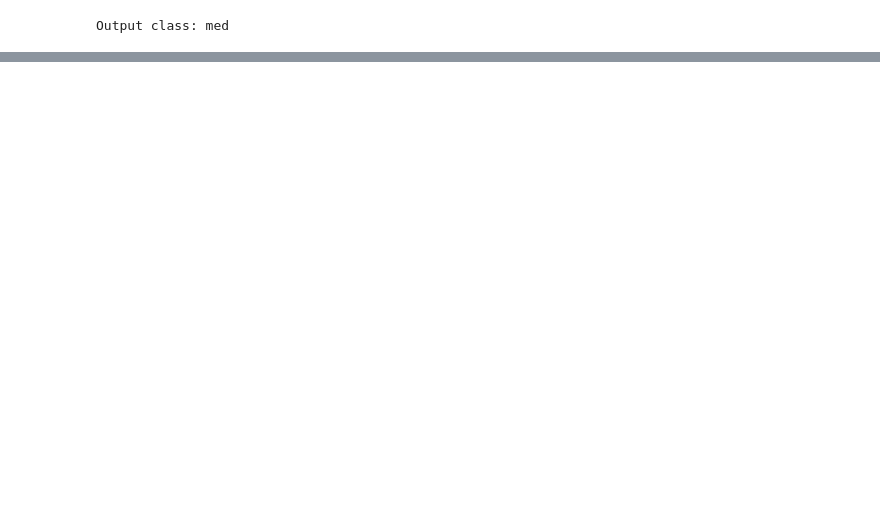
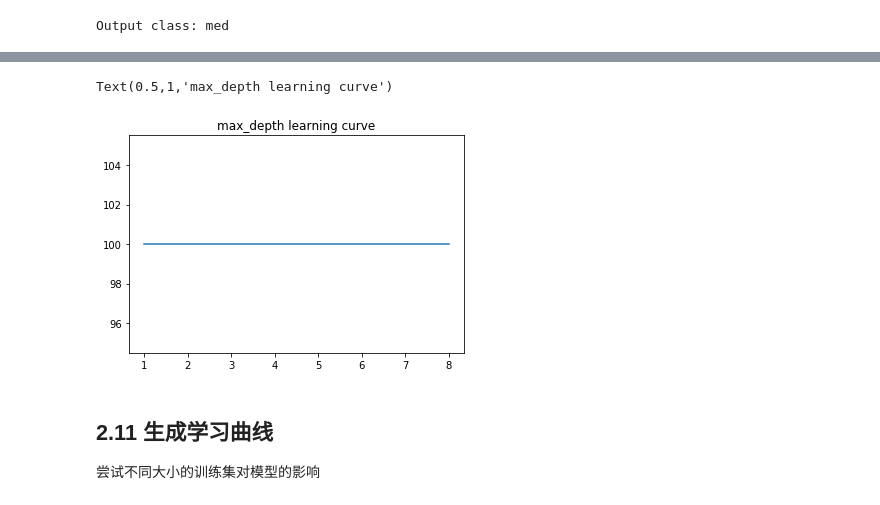
Before and after one commit to Alexzsh/dlpaper-code, a Jupyter notebook: mlcode/python 机器学习经典实例/Chapter02/第二章 创建分类器.ipynb, the cells around one changed output, grey strips where cells are left out. Drawn from its saved outputs; the diff is of its cells as text; code cells hidden in the pictures; blank space fills up the shorter version.

```diff
--- a/mlcode/python 机器学习经典实例/Chapter02/第二章 创建分类器.ipynb
+++ b/mlcode/python 机器学习经典实例/Chapter02/第二章 创建分类器.ipynb
@@ -246,0 +278,7 @@ array([3])
+# %%
+classify=RandomForestClassifier(n_estimators=20,random_state=7)
+parameter_grid=np.linspace(1,8,8).astype(int)
+training_score,validation_score=validation_curve(classify,X,y,"max_depth",parameter_grid,cv=5)
+print("####Training Curve####")
+print("training score is ",training_score)
+print("validate score is ", validation_score)
@@ -246,0 +303,9 @@ array([3])
+# %%
+plt.plot(parameter_grid,np.average(training_score,axis=1)*100)
+plt.title("max_depth learning curve")
+# %% [output]
+Text(0.5,1,'max_depth learning curve')
+[figure, added]
+# %% [markdown]
+## 2.11 生成学习曲线
+尝试不同大小的训练集对模型的影响
```
Also changed, not shown: parts of 8 cells of this notebook, 6 other files.
